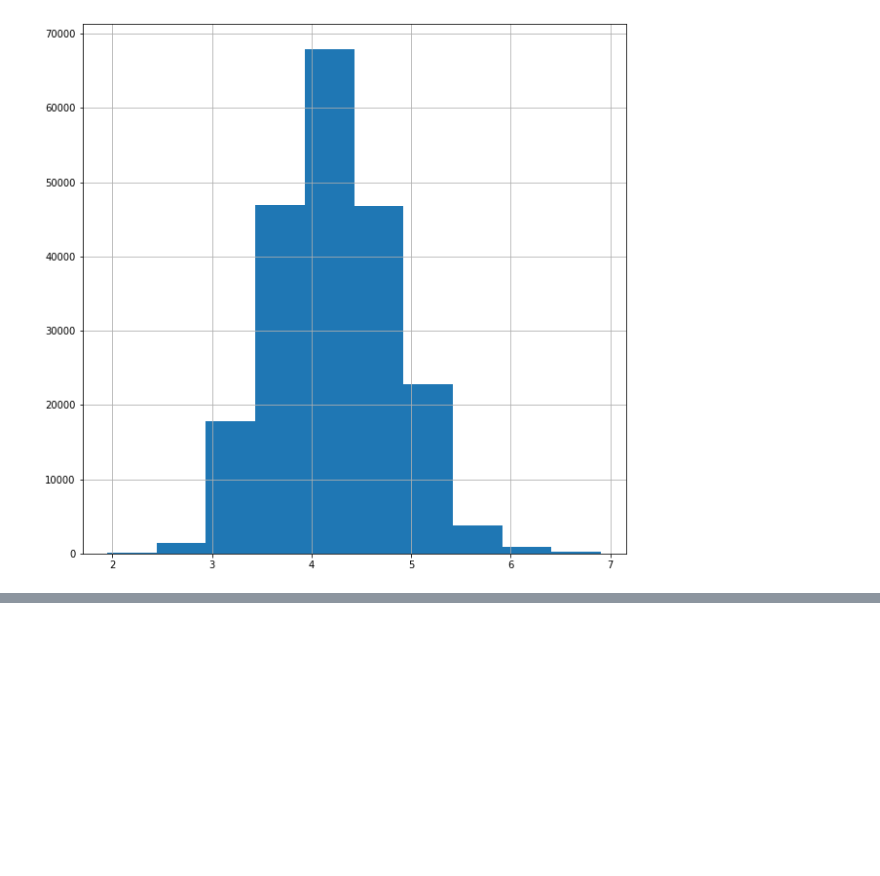
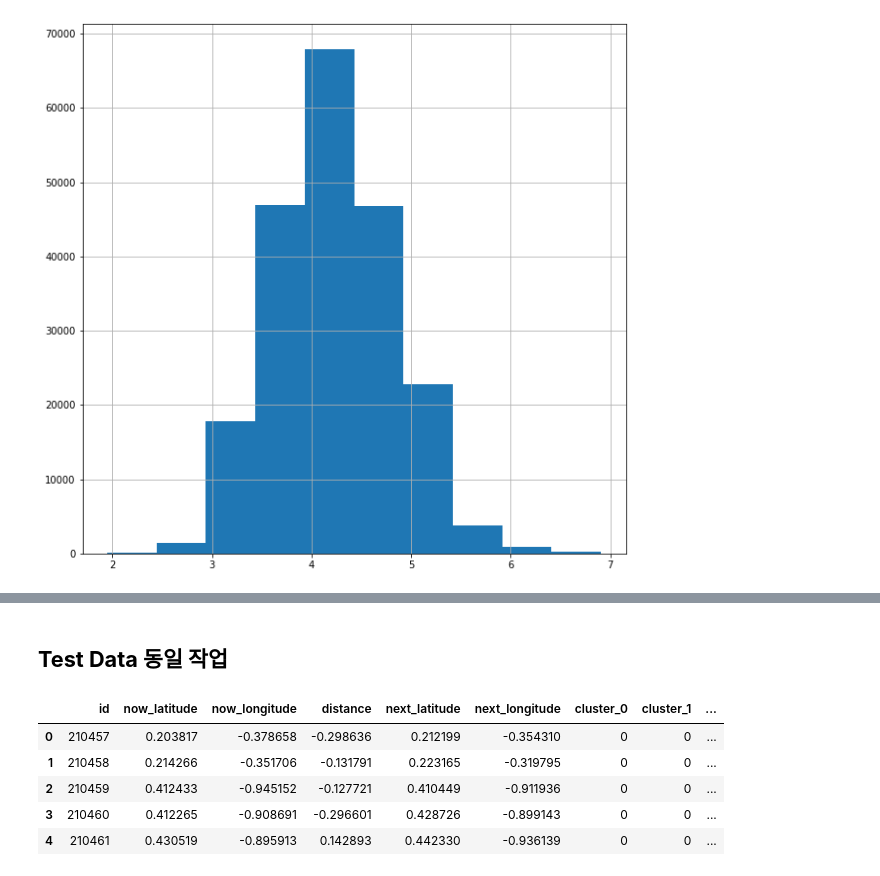
Before and after one commit to dbj2000/DACON, a Jupyter notebook: pr1_Bus Operating Time.ipynb, the cells around one changed output, grey strips where cells are left out. Drawn from its saved outputs; the diff is of its cells as text; code cells hidden in the pictures; blank space fills up the shorter version.

```diff
--- a/pr1_Bus Operating Time.ipynb
+++ b/pr1_Bus Operating Time.ipynb
@@ -524,0 +521,2 @@ sns.barplot(x=coef_sort.values, y=coef_sort.index)
+# %% [markdown]
+## **Test Data 동일 작업**
@@ -524,0 +577,9 @@ sns.barplot(x=coef_sort.values, y=coef_sort.index)
+# %%
+test_df_scaled.head()
+# %% [output]
+|  | id | now_latitude | now_longitude | distance | next_latitude | next_longitude | cluster_0 | cluster_1 | ... |
+| 0 | 210457 | 0.203817 | -0.378658 | -0.298636 | 0.212199 | -0.354310 | 0 | 0 | ... |
+| 1 | 210458 | 0.214266 | -0.351706 | -0.131791 | 0.223165 | -0.319795 | 0 | 0 | ... |
+| 2 | 210459 | 0.412433 | -0.945152 | -0.127721 | 0.410449 | -0.911936 | 0 | 0 | ... |
+| 3 | 210460 | 0.412265 | -0.908691 | -0.296601 | 0.428726 | -0.899143 | 0 | 0 | ... |
+| 4 | 210461 | 0.430519 | -0.895913 | 0.142893 | 0.442330 | -0.936139 | 0 | 0 | ... |
```
Also changed, not shown: parts of 25 cells of this notebook.
